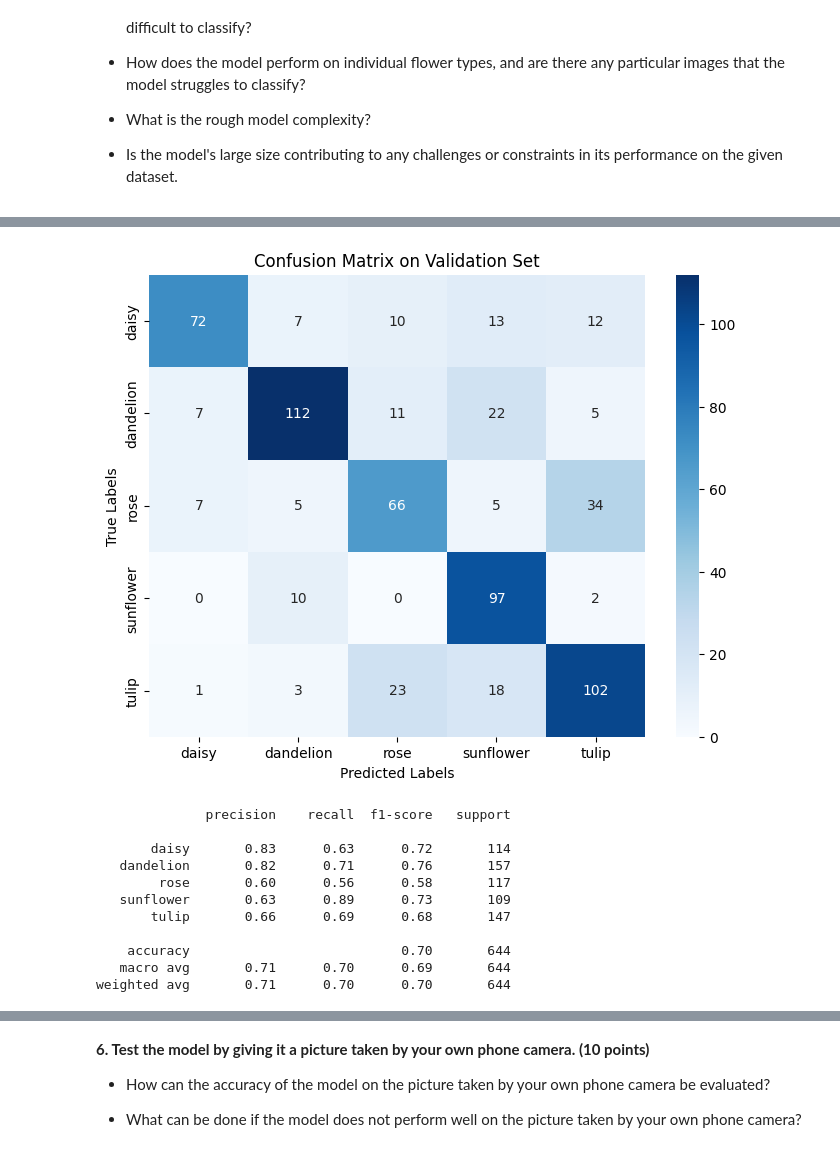
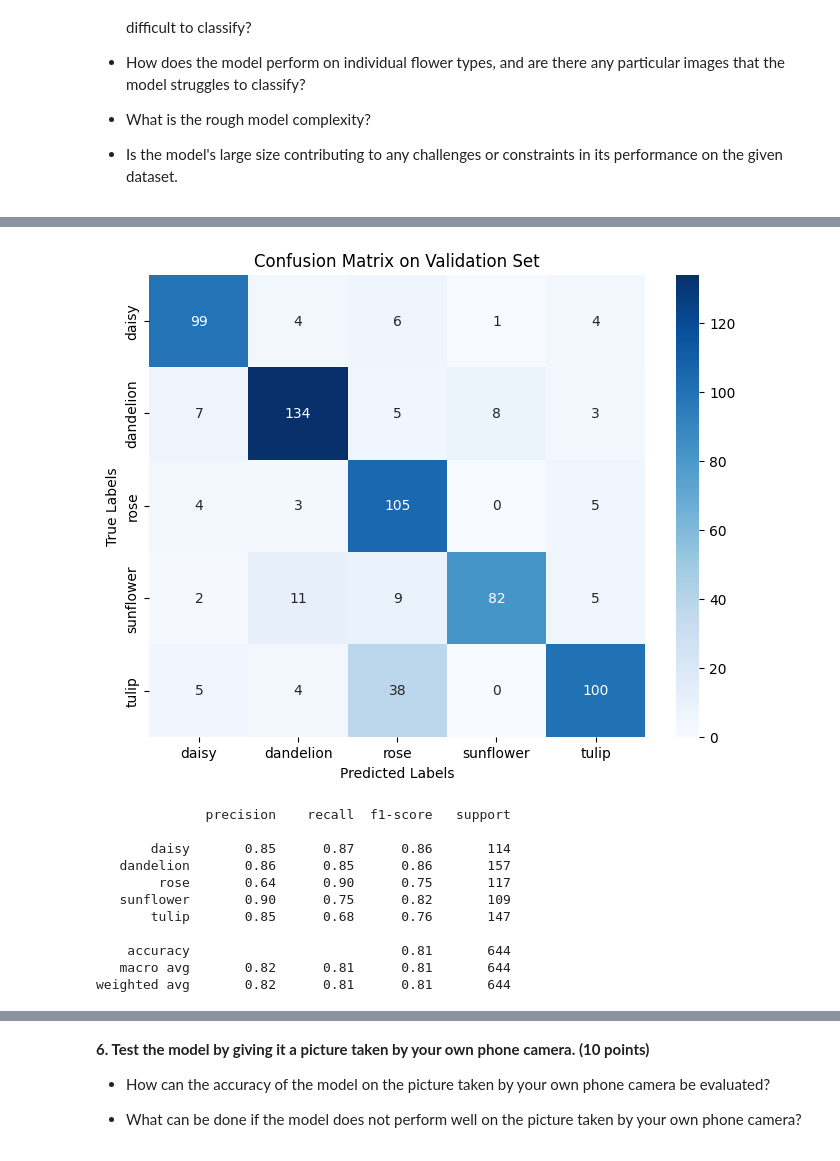
Before and after one commit to Parkyeong/Concept-ai-assignment3, a Jupyter notebook: Assignment3/Assignment3-QViT.ipynb, the cells around one changed output, grey strips where cells are left out. Cells and saved outputs as stored; diff of their text form; code cells hidden in the pictures.

```diff
--- a/Assignment3/Assignment3-QViT.ipynb
+++ b/Assignment3/Assignment3-QViT.ipynb
@@ -374,9 +802,0 @@ cnn = Sequential([
-# %%
-from tensorflow.keras.optimizers import Adam
-cnn.compile(loss='categorical_crossentropy', optimizer=Adam(learning_rate=0.00001), metrics=['acc'])
-
-history2 = cnn.fit(
-      train_generator,
-      epochs=5,
-      validation_data=val_generator,
-      verbose=1)
@@ -416,10 +802,0 @@ cnn = Sequential([
-# %%
-#Step 4 implementation
-from tensorflow.keras.optimizers import Adam
-cnn.compile(loss='categorical_crossentropy', optimizer=Adam(learning_rate=0.0001), metrics=['acc'])
-
-history1 = cnn.fit(
-      train_generator,
-      epochs=5,
-      validation_data=val_generator,
-      verbose=1)
@@ -499,34 +863,40 @@ Validation Accuracy: 0.6972
 # %%
-from sklearn.metrics import confusion_matrix
+from sklearn.metrics import confusion_matrix, classification_report
 import seaborn as sns
 import matplotlib.pyplot as plt
 import numpy as np
-from sklearn.metrics import classification_report
 
+def evaluate_model_on_validation(model, val_ds):
+    # Predict on validation set
+    val_preds = model.predict(val_ds)
+    val_pred_labels = np.argmax(val_preds, axis=1)
 
-def evaluate_model_on_validation(model, val_generator):
-    #Predict on validation set
-    val_preds = model.predict(val_generator)
-    val_pred_labels = np.argmax(val_preds, axis=1)
-    val_true_labels = val_generator.classes
+    # Extract true labels manually
+    val_true_labels = []
+    for images, labels in val_ds.unbatch():
+        val_true_labels.append(labels.numpy())
+    val_true_labels = np.array(val_true_labels)
 
-    #Confusion matrix
+    # Manually define class names
+    class_names = ['daisy', 'dandelion', 'rose', 'sunflower', 'tulip']
+
+    # Confusion matrix
     cm = confusion_matrix(val_true_labels, val_pred_labels)
 
-    #Plot confusion matrix
+    # Plot confusion matrix
     plt.figure(figsize=(8,6))
     sns.heatmap(cm, annot=True, fmt='d', cmap='Blues',
-                xticklabels=val_generator.class_indices.keys(),
-                yticklabels=val_generator.class_indices.keys())
+                xticklabels=class_names,
+                yticklabels=class_names)
     plt.xlabel('Predicted Labels')
     plt.ylabel('True Labels')
     plt.title('Confusion Matrix on Validation Set')
     plt.show()
 
-    #Classification report
-    report = classification_report(val_true_labels, val_pred_labels, target_names=val_generator.class_indices.keys())
+    # Classification report
+    report = classification_report(val_true_labels, val_pred_labels, target_names=class_names)
     print(report)
 
-#CNN results
-evaluate_model_on_validation(cnn, val_generator)
+# Run it
+evaluate_model_on_validation(cnn, val_ds_final)
 # %% [output]
@@ -534,12 +904,12 @@ evaluate_model_on_validation(cnn, val_generator)
-[figure, old version]
+[figure, new version]
               precision    recall  f1-score   support
 
-       daisy       0.83      0.63      0.72       114
-   dandelion       0.82      0.71      0.76       157
-        rose       0.60      0.56      0.58       117
-   sunflower       0.63      0.89      0.73       109
-       tulip       0.66      0.69      0.68       147
+       daisy       0.85      0.87      0.86       114
+   dandelion       0.86      0.85      0.86       157
+        rose       0.64      0.90      0.75       117
+   sunflower       0.90      0.75      0.82       109
+       tulip       0.85      0.68      0.76       147
 
-    accuracy                           0.70       644
-   macro avg       0.71      0.70      0.69       644
-weighted avg       0.71      0.70      0.70       644
+    accuracy                           0.81       644
+   macro avg       0.82      0.81      0.81       644
+weighted avg       0.82      0.81      0.81       644
```
Also changed, not shown: parts of 57 cells of this notebook, 9 other files.
